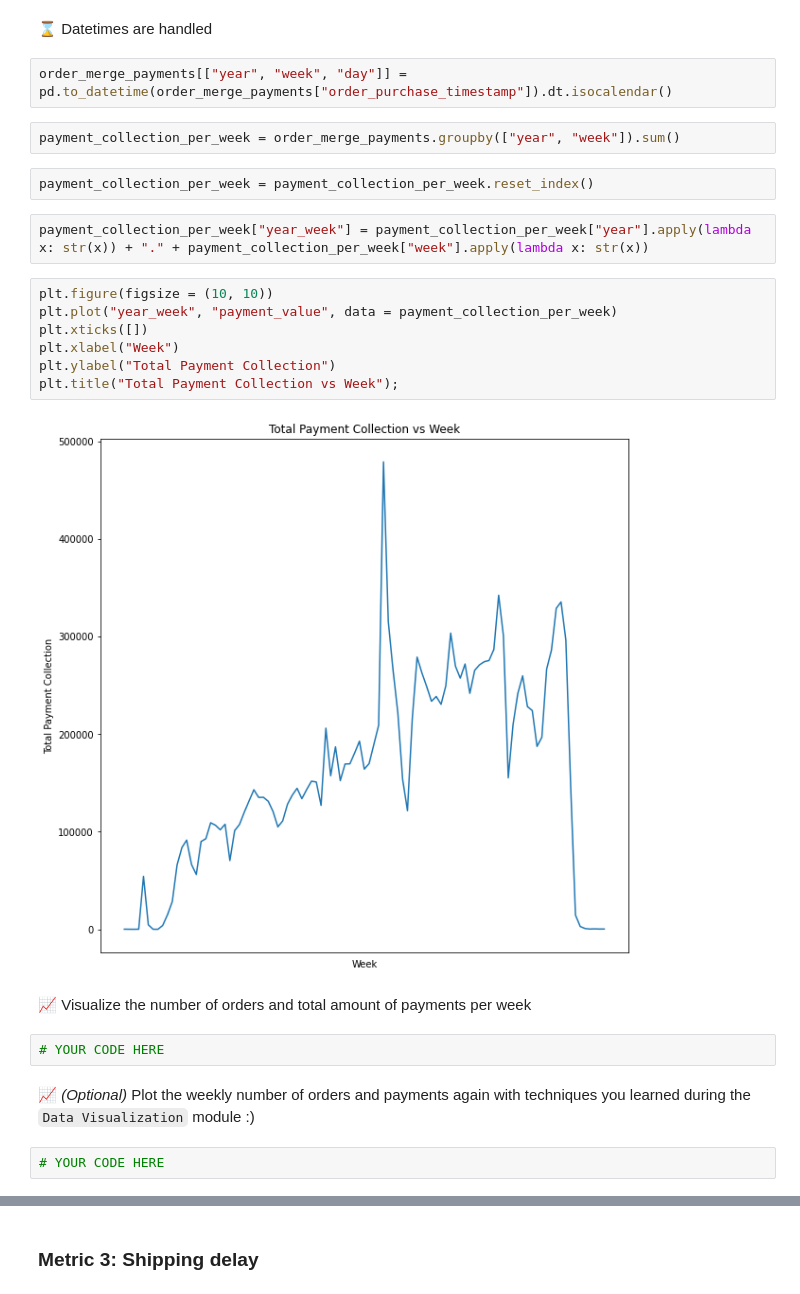
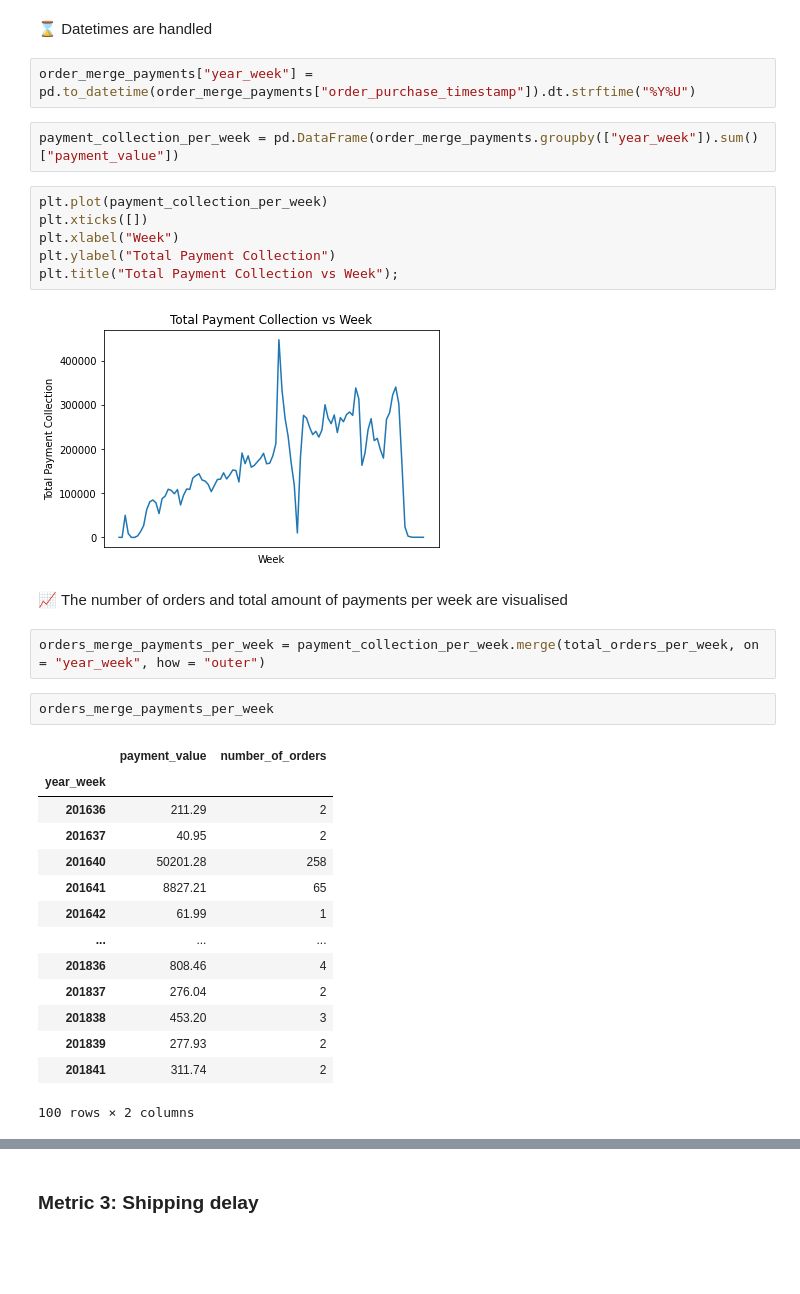
Before and after one commit to chongxe1991/olist_data_analysis, a Jupyter notebook: metric_design.ipynb, the cells around one changed output, grey strips where cells are left out. Saved outputs shown, nothing was run; the diff lists cells and outputs as text; blank space fills up the shorter version.

```diff
--- a/metric_design.ipynb
+++ b/metric_design.ipynb
@@ -176,27 +147,35 @@ order_merge_payments.head()
 # %% [markdown]
 ⌛️ Datetimes are handled
 # %%
-order_merge_payments[["year", "week", "day"]] = pd.to_datetime(order_merge_payments["order_purchase_timestamp"]).dt.isocalendar()
+order_merge_payments["year_week"] = pd.to_datetime(order_merge_payments["order_purchase_timestamp"]).dt.strftime("%Y%U")
 # %%
-payment_collection_per_week = order_merge_payments.groupby(["year", "week"]).sum()
+payment_collection_per_week = pd.DataFrame(order_merge_payments.groupby(["year_week"]).sum()["payment_value"])
-# %%
-payment_collection_per_week = payment_collection_per_week.reset_index()
-# %%
-payment_collection_per_week["year_week"] = payment_collection_per_week["year"].apply(lambda x: str(x)) + "." + payment_collection_per_week["week"].apply(lambda x: str(x))
 # %%
-plt.figure(figsize = (10, 10))
-plt.plot("year_week", "payment_value", data = payment_collection_per_week)
+plt.plot(payment_collection_per_week)
 plt.xticks([])
 plt.xlabel("Week")
 plt.ylabel("Total Payment Collection")
 plt.title("Total Payment Collection vs Week");
 # %% [output]
-[figure, old version]
+[figure, new version]
 # %% [markdown]
-📈 Visualize the number of orders and total amount of payments per week
+📈 The number of orders and total amount of payments per week are visualised
-# %%
-# YOUR CODE HERE
-# %% [markdown]
-📈 *(Optional)* Plot the weekly number of orders and payments again with techniques you learned during the `Data Visualization` module :)
-# %%
-# YOUR CODE HERE
+# %%
+orders_merge_payments_per_week = payment_collection_per_week.merge(total_orders_per_week, on = "year_week", how = "outer")
+# %%
+orders_merge_payments_per_week
+# %% [output]
+|  | payment_value | number_of_orders |
+| year_week |  |  |
+| 201636 | 211.29 | 2 |
+| 201637 | 40.95 | 2 |
+| 201640 | 50201.28 | 258 |
+| 201641 | 8827.21 | 65 |
+| 201642 | 61.99 | 1 |
+| ... | ... | ... |
+| 201836 | 808.46 | 4 |
+| 201837 | 276.04 | 2 |
+| 201838 | 453.20 | 3 |
+| 201839 | 277.93 | 2 |
+| 201841 | 311.74 | 2 |
+100 rows × 2 columns
```
Also changed, not shown: parts of 66 cells of this notebook.
